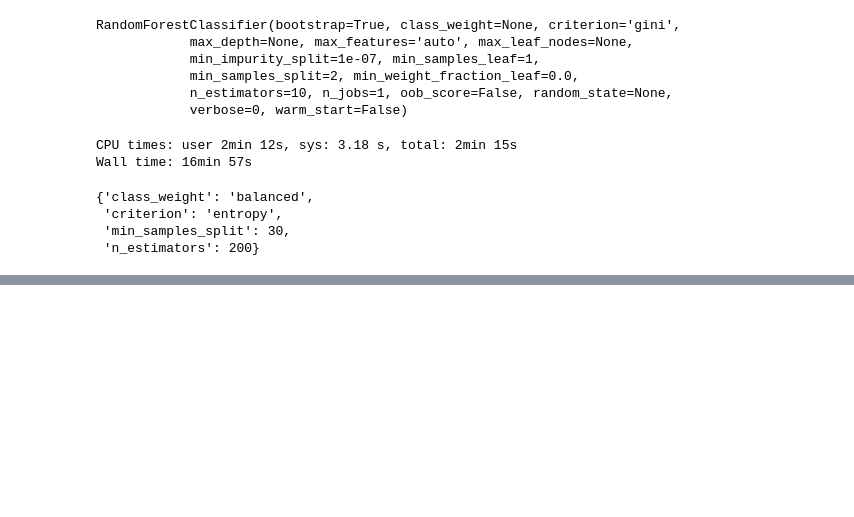
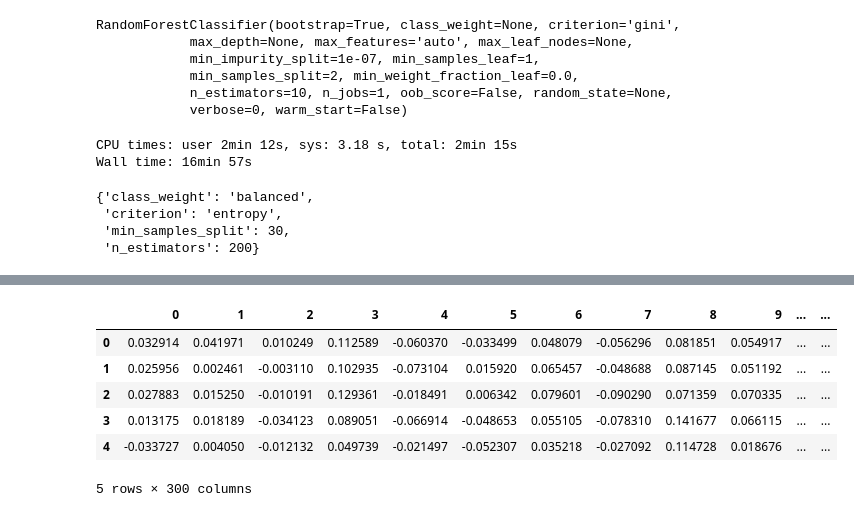
Before and after one commit to jgoldstein2/capstone, a Jupyter notebook: Capstone word2vec.ipynb, the cells around one changed output, grey strips where cells are left out. Cells and saved outputs as stored; diff of their text form; code cells hidden in the pictures; blank space fills up the shorter version.

```diff
--- a/Capstone word2vec.ipynb
+++ b/Capstone word2vec.ipynb
@@ -58,3 +61,6 @@ uni_lem[0:10]
 8    young barber brazil cutting away traditional b...
 9    passenger train go track near northern indian ...
 dtype: object
+# %%
+bi_lem = pd.Series([x for x in bi_lem_comb2])
+bi_lem[0:10]
@@ -418,0 +475,4 @@ pickle.dump(wv_rf, open(filename, 'wb'))
+# %%
+%%time
+vec_text_bi = bi_lem.apply(infer_vector)
+type(vec_text_bi)
@@ -418,0 +482,3 @@ pickle.dump(wv_rf, open(filename, 'wb'))
+# %%
+%%time
+vec_text_bi = pd.DataFrame(list(map(lambda x: list(x), vec_text_bi)))
@@ -418,0 +488,10 @@ pickle.dump(wv_rf, open(filename, 'wb'))
+# %%
+vec_text_bi.head()
+# %% [output]
+|  | 0 | 1 | 2 | 3 | 4 | 5 | 6 | 7 | 8 | 9 | ... | ... |
+| 0 | 0.032914 | 0.041971 | 0.010249 | 0.112589 | -0.060370 | -0.033499 | 0.048079 | -0.056296 | 0.081851 | 0.054917 | ... | ... |
+| 1 | 0.025956 | 0.002461 | -0.003110 | 0.102935 | -0.073104 | 0.015920 | 0.065457 | -0.048688 | 0.087145 | 0.051192 | ... | ... |
+| 2 | 0.027883 | 0.015250 | -0.010191 | 0.129361 | -0.018491 | 0.006342 | 0.079601 | -0.090290 | 0.071359 | 0.070335 | ... | ... |
+| 3 | 0.013175 | 0.018189 | -0.034123 | 0.089051 | -0.066914 | -0.048653 | 0.055105 | -0.078310 | 0.141677 | 0.066115 | ... | ... |
+| 4 | -0.033727 | 0.004050 | -0.012132 | 0.049739 | -0.021497 | -0.052307 | 0.035218 | -0.027092 | 0.114728 | 0.018676 | ... | ... |
+5 rows × 300 columns
```
Also changed, not shown: parts of 42 cells of this notebook.
